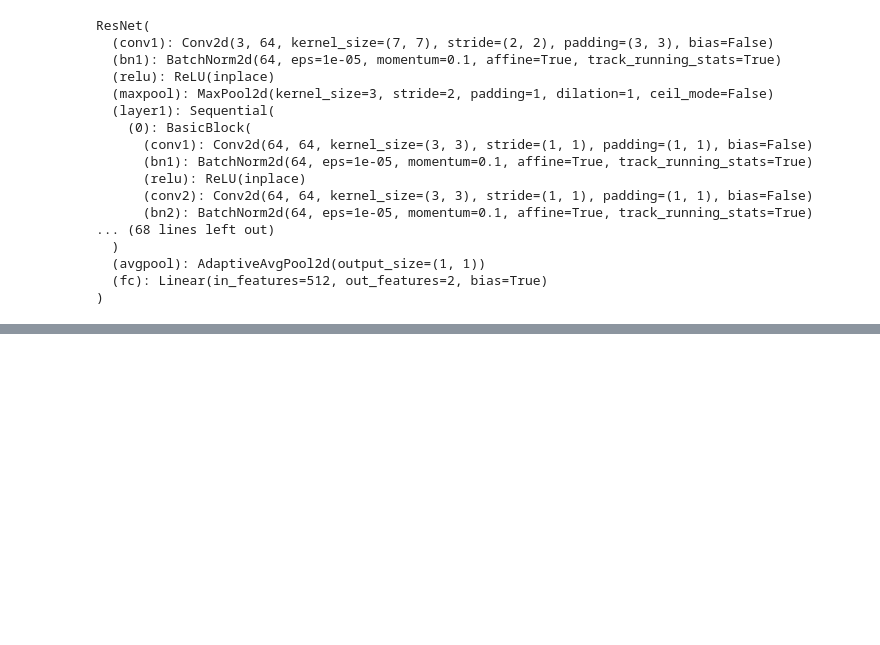
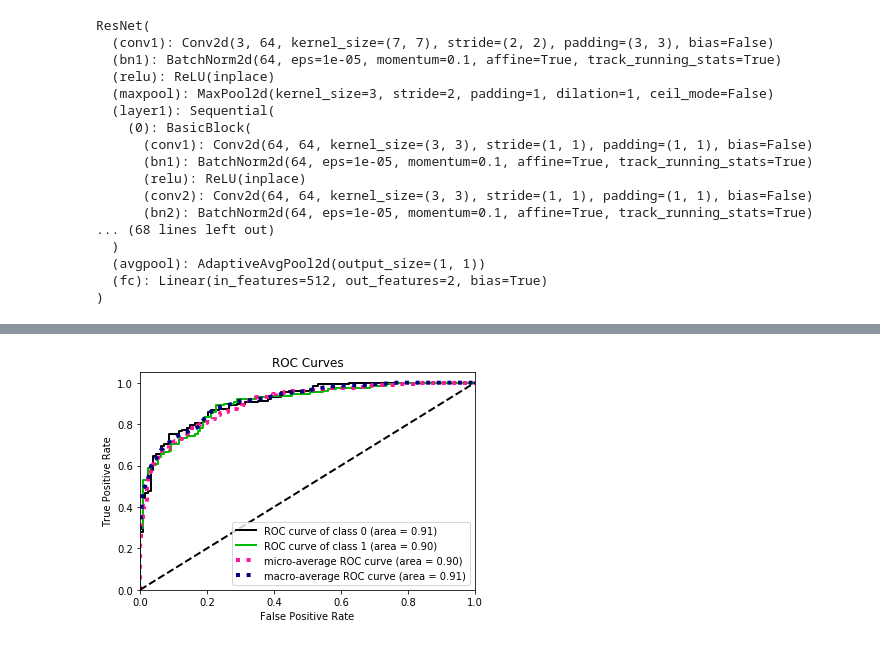
Before and after one commit to Gagan6164/Emotion-Classifier-Using-Pytorch, a Jupyter notebook: Transfer learning Resnet.ipynb, the cells around one changed output, grey strips where cells are left out. Saved outputs shown, nothing was run; the diff lists cells and outputs as text; code cells hidden in the pictures; blank space fills up the shorter version.

```diff
--- a/Transfer learning Resnet.ipynb
+++ b/Transfer learning Resnet.ipynb
@@ -239,0 +513,7 @@ model = torch.load('model_resnet_transfer.pt')
+# %%
+fig = skplt.metrics.plot_roc_curve(y_true, y_pred)
+plt.show()
+fig = fig.get_figure()
+fig.savefig('roc4.png', dpi=1440)
+# %% [output]
+[figure, added]
```
Also changed, not shown: parts of 12 cells of this notebook, 1 other file.
